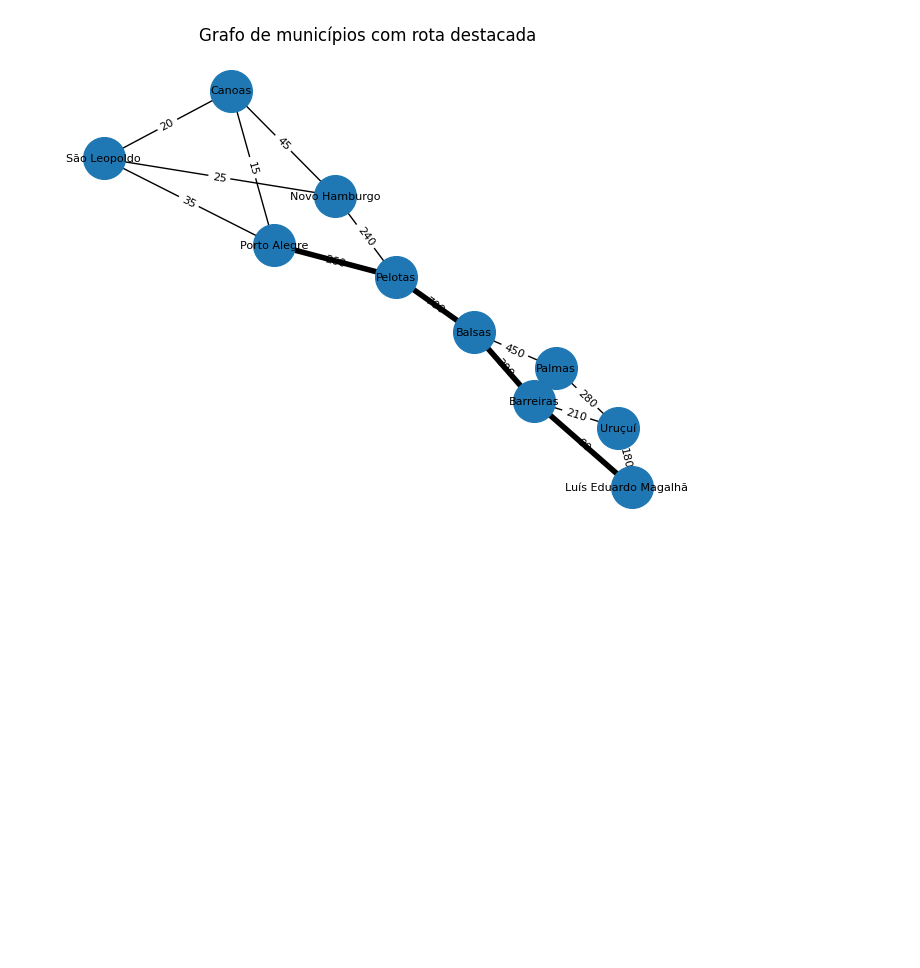
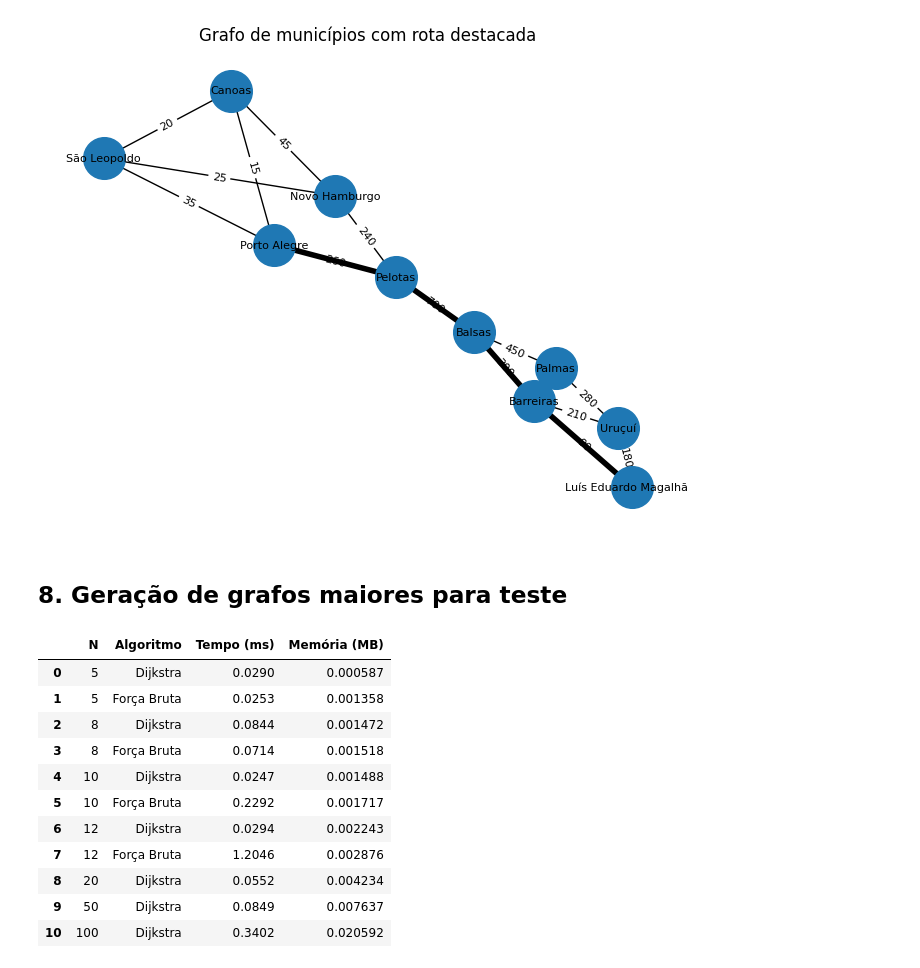
Before and after one commit to TechEarth-Solutions/global-solution-2026-fund, a Jupyter notebook: notebooks/analise_resultados.ipynb, the cells around one changed output. Drawn from its saved outputs; the diff is of its cells as text; code cells hidden in the pictures; blank space fills up the shorter version.

```diff
--- a/notebooks/analise_resultados.ipynb
+++ b/notebooks/analise_resultados.ipynb
@@ -127,3 +127,60 @@ visualizar_grafo(
 )
 # %% [output]
 [figure]
+# %% [markdown]
+## 8. Geração de grafos maiores para teste
+# %%
+tamanhos = [5, 8, 10, 12, 20, 50, 100]
+
+resultados_escala = []
+
+for n in tamanhos:
+
+    g = gerar_grafo_sintetico(n)
+
+    d = medir_desempenho(
+        dijkstra,
+        g,
+        1,
+        n
+    )
+
+    resultados_escala.append({
+        "N": n,
+        "Algoritmo": "Dijkstra",
+        "Tempo (ms)": d["tempo_ms"],
+        "Memória (MB)": d["memoria_mb"]
+    })
+
+    if n <= 12:
+
+        fb = medir_desempenho(
+            forca_bruta_todos_caminhos,
+            g,
+            1,
+            n
+        )
+
+        resultados_escala.append({
+            "N": n,
+            "Algoritmo": "Força Bruta",
+            "Tempo (ms)": fb["tempo_ms"],
+            "Memória (MB)": fb["memoria_mb"]
+        })
+
+df_escala = pd.DataFrame(resultados_escala)
+
+df_escala
+# %% [output]
+|  | N | Algoritmo | Tempo (ms) | Memória (MB) |
+| 0 | 5 | Dijkstra | 0.0290 | 0.000587 |
+| 1 | 5 | Força Bruta | 0.0253 | 0.001358 |
+| 2 | 8 | Dijkstra | 0.0844 | 0.001472 |
+| 3 | 8 | Força Bruta | 0.0714 | 0.001518 |
+| 4 | 10 | Dijkstra | 0.0247 | 0.001488 |
+| 5 | 10 | Força Bruta | 0.2292 | 0.001717 |
+| 6 | 12 | Dijkstra | 0.0294 | 0.002243 |
+| 7 | 12 | Força Bruta | 1.2046 | 0.002876 |
+| 8 | 20 | Dijkstra | 0.0552 | 0.004234 |
+| 9 | 50 | Dijkstra | 0.0849 | 0.007637 |
+| 10 | 100 | Dijkstra | 0.3402 | 0.020592 |
```
Also changed, not shown: parts of 5 cells of this notebook.
